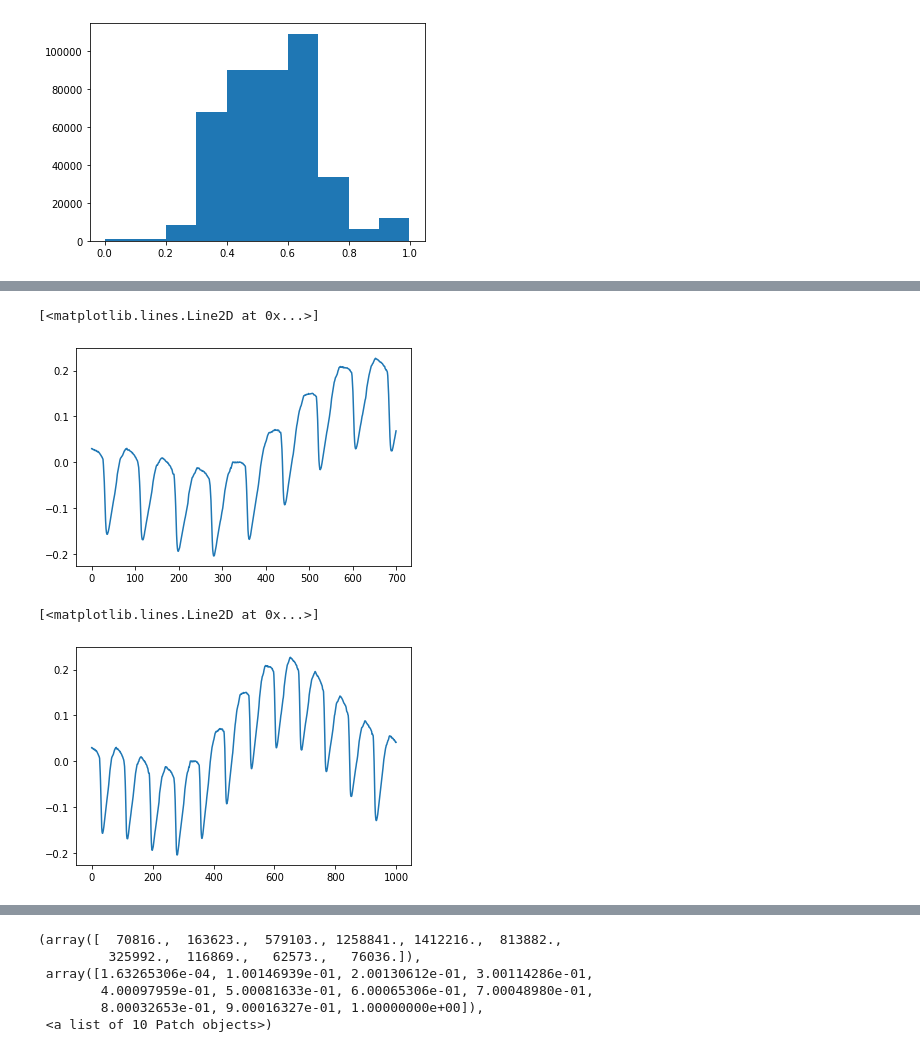
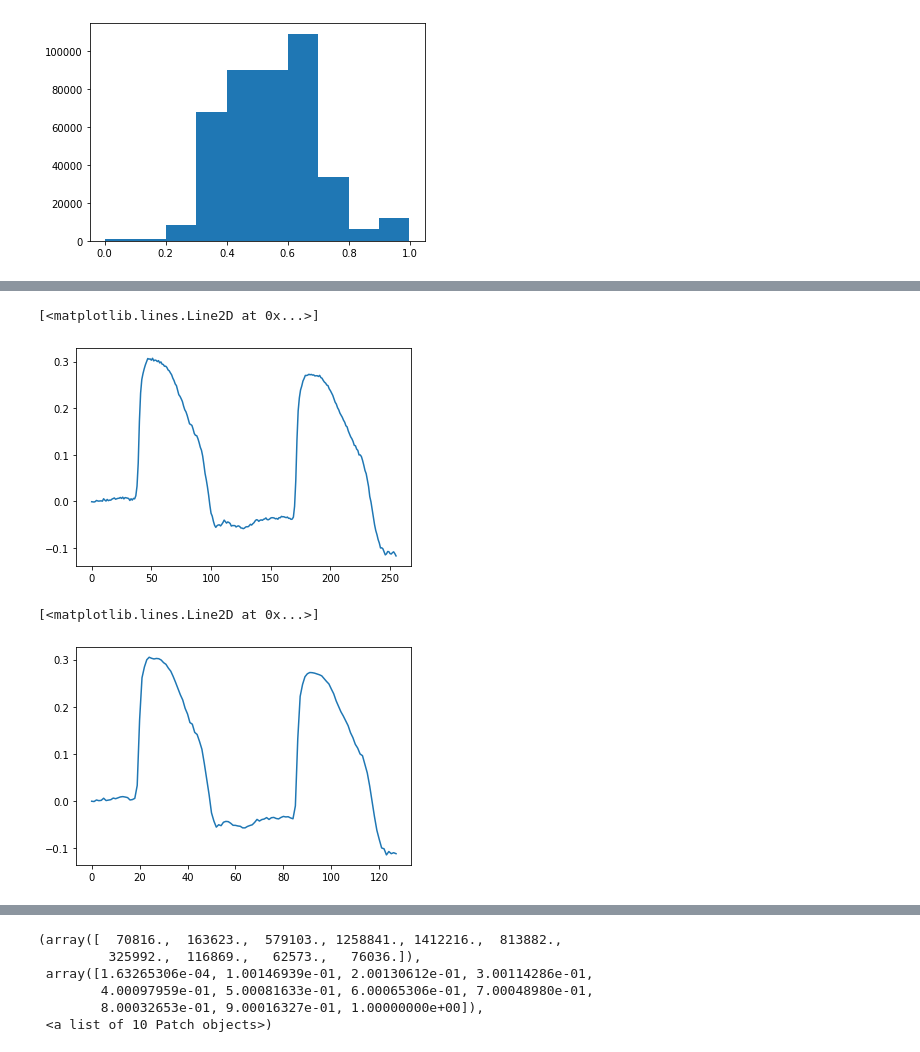
Before and after one commit to SeongwoongCho/SpeechToEGG, a Jupyter notebook: Untitled.ipynb, the cells around one changed output, grey strips where cells are left out. Cells and saved outputs as stored; diff of their text form; code cells hidden in the pictures.

```diff
--- a/Untitled.ipynb
+++ b/Untitled.ipynb
@@ -78,7 +78,7 @@ for directory in ['./datasets/TrainData/CMU/']:
         if 'wav' in file:
             [Speech,EGG_true],sr = librosa.load(directory + file,sr=16000,mono=False)
             DEGG_true = np.gradient(EGG_true,edge_order = 2)
-
+            itvs = librosa.effects.split(Speech,frame_length = int(256*0.75), hop_length = int(256*0.25),top_db = 15)
             S = []
             E = []
             Ep = []
@@ -108,10 +165,10 @@ plt.hist(CQ[:])
 # %%
-plt.plot(EGG_true[1500:2200])
+plt.plot(EGG_true[6000:6256])
 # %% [output]
 [<matplotlib.lines.Line2D at 0x...>]
-[figure, old version]
+[figure, new version]
 # %%
-plt.plot(EGG_true[1500:2500])
+plt.plot(EGG_true[6000:6256][::2])
 # %% [output]
 [<matplotlib.lines.Line2D at 0x...>]
-[figure, old version]
+[figure, new version]
```
Also changed, not shown: parts of 20 cells of this notebook, 12 other files.
